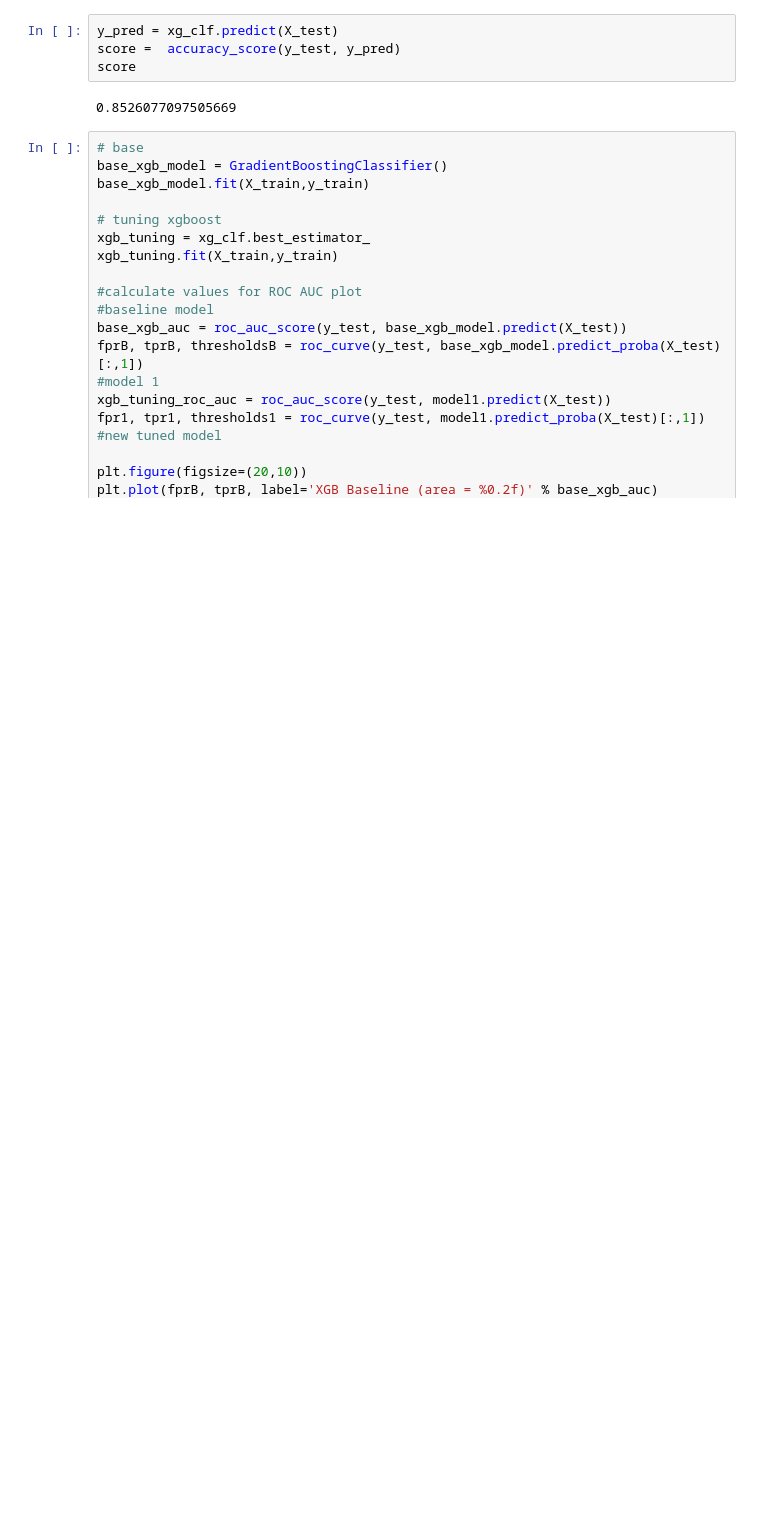
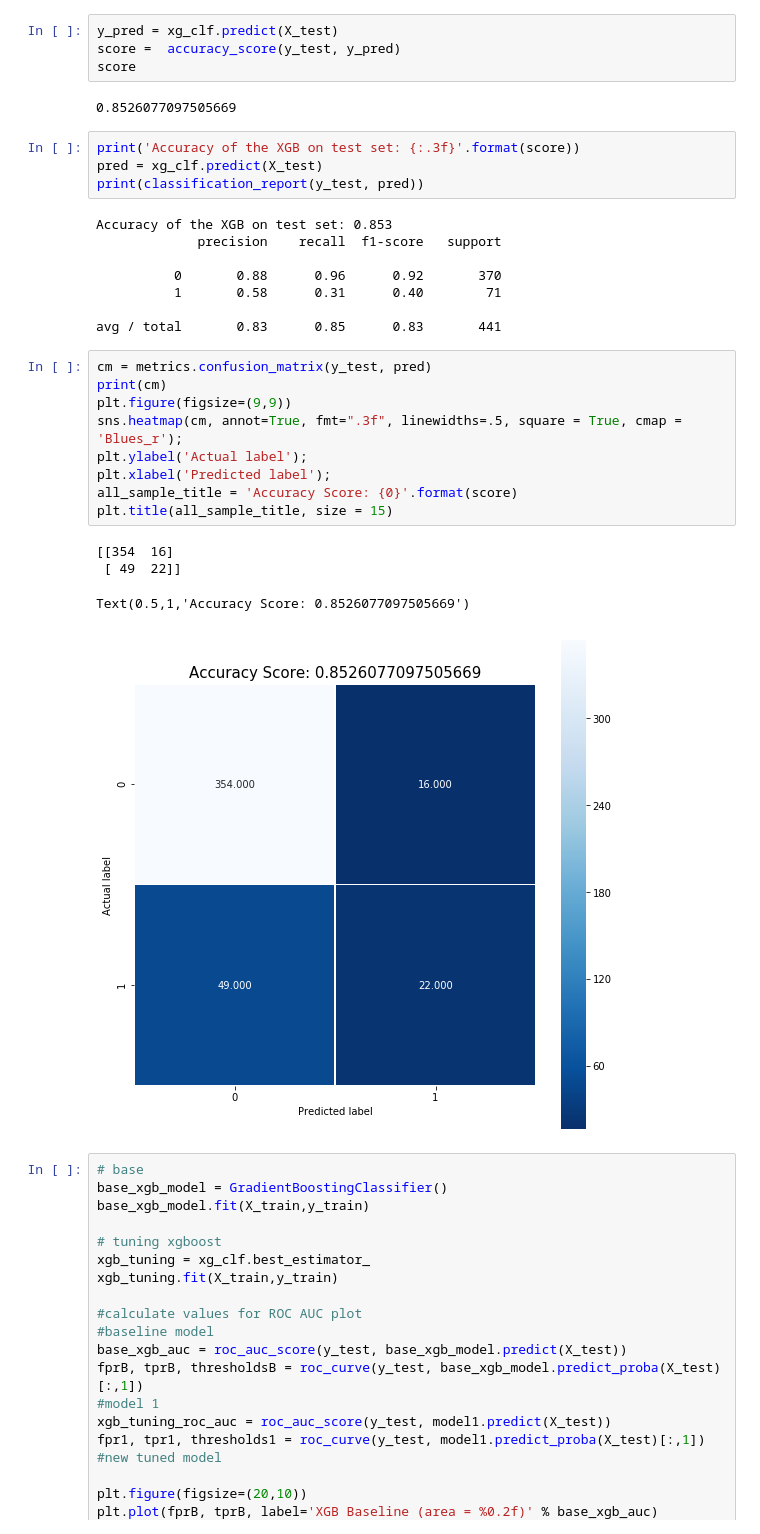
Before and after one commit to tonnykwon/naver-project, a Jupyter notebook: total_analysis.ipynb, the cells around one changed output. Cells and saved outputs as stored; diff of their text form; blank space fills up the shorter version.

```diff
--- a/total_analysis.ipynb
+++ b/total_analysis.ipynb
@@ -448,6 +456,32 @@ score =  accuracy_score(y_test, y_pred)
 score
 # %% [output]
 0.8526077097505669
+# %%
+print('Accuracy of the XGB on test set: {:.3f}'.format(score))
+pred = xg_clf.predict(X_test)
+print(classification_report(y_test, pred))
+# %% [output]
+Accuracy of the XGB on test set: 0.853
+             precision    recall  f1-score   support
+
+          0       0.88      0.96      0.92       370
+          1       0.58      0.31      0.40        71
+
+avg / total       0.83      0.85      0.83       441
+# %%
+cm = metrics.confusion_matrix(y_test, pred)
+print(cm)
+plt.figure(figsize=(9,9))
+sns.heatmap(cm, annot=True, fmt=".3f", linewidths=.5, square = True, cmap = 'Blues_r');
+plt.ylabel('Actual label');
+plt.xlabel('Predicted label');
+all_sample_title = 'Accuracy Score: {0}'.format(score)
+plt.title(all_sample_title, size = 15)
+# %% [output]
+[[354  16]
+ [ 49  22]]
+Text(0.5,1,'Accuracy Score: 0.8526077097505669')
+[figure, added]
 # %%
 # base
 base_xgb_model = GradientBoostingClassifier()
```
Also changed, not shown: parts of 4 cells of this notebook, 7 other files.
